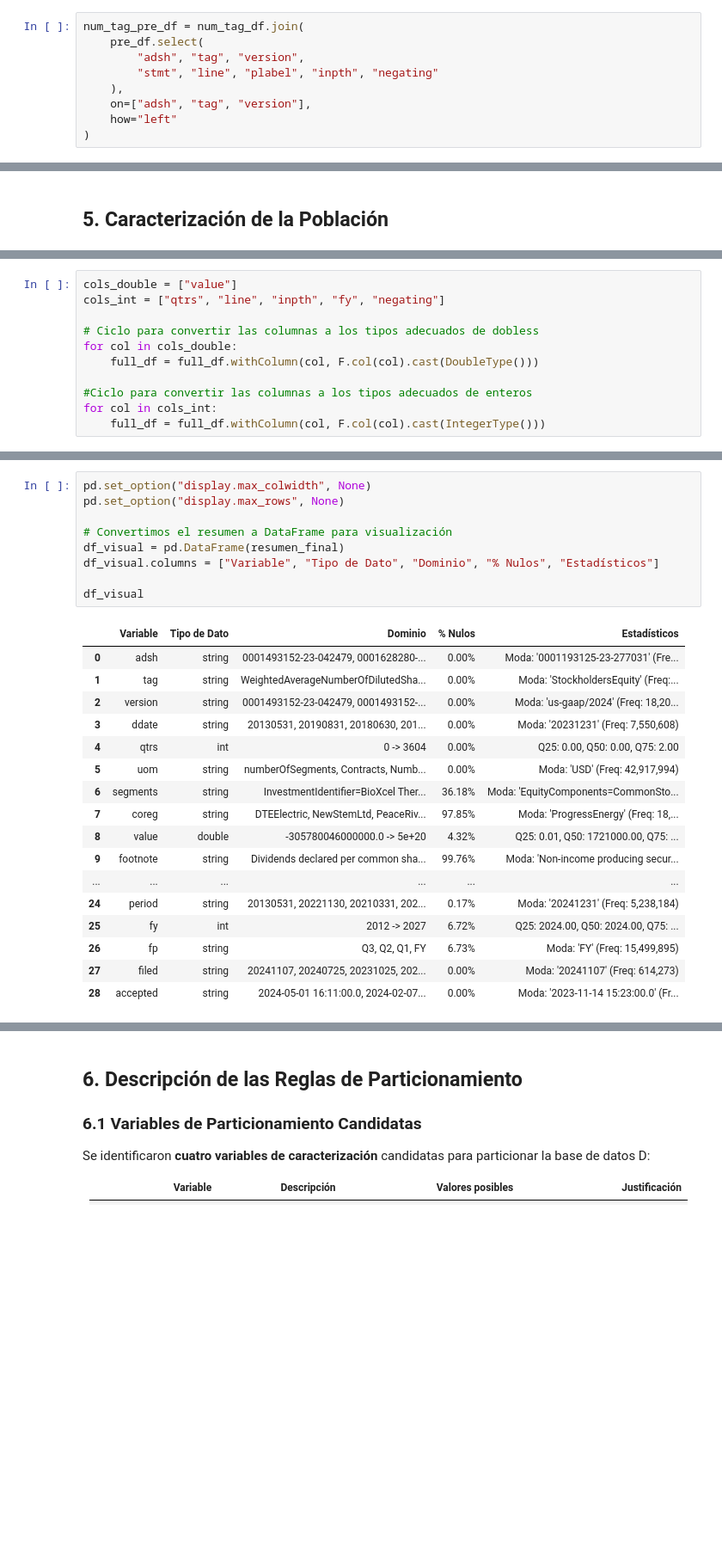
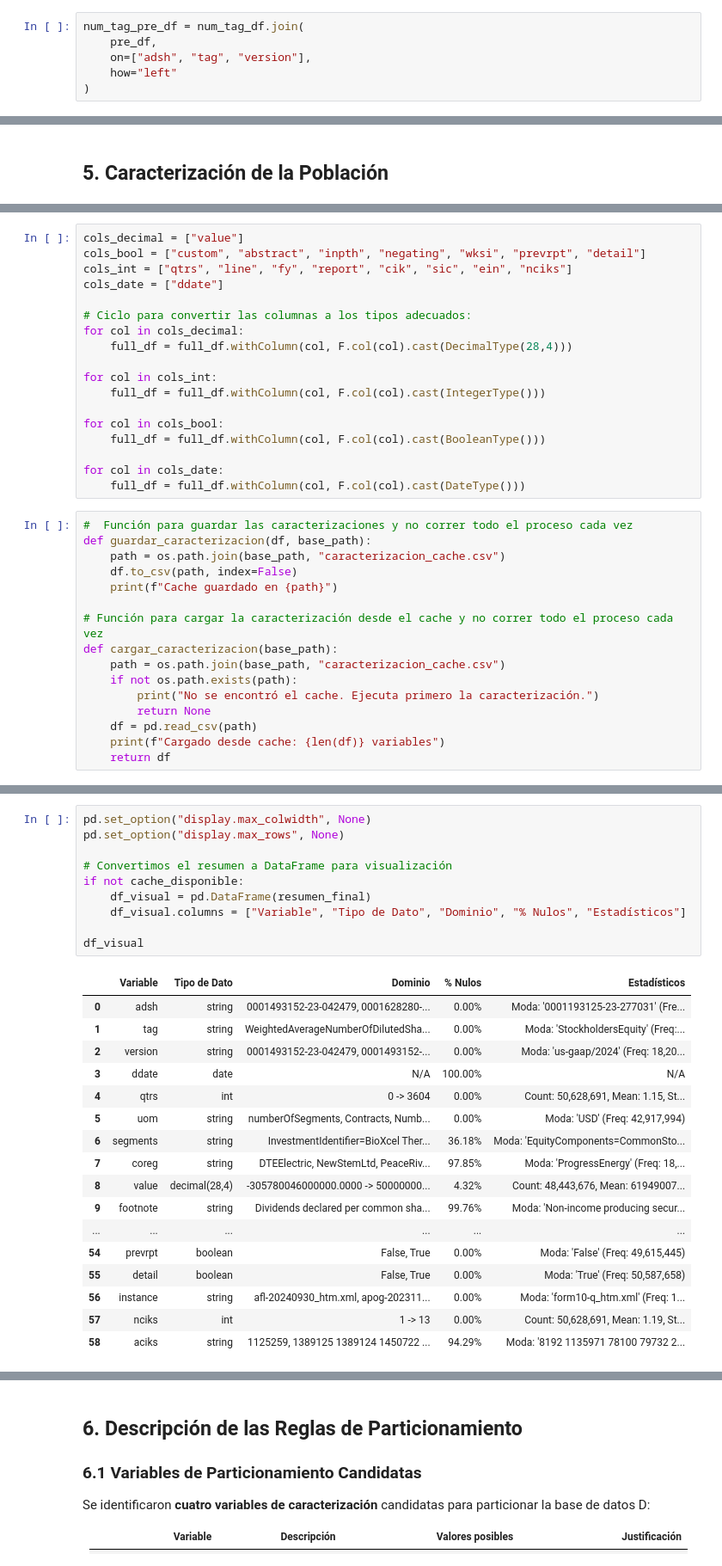
Before and after one commit to GTenorio94/ITESM_BigData, a Jupyter notebook: PySpark_Entrega2_Equipo14.ipynb, the cells around one changed output, grey strips where cells are left out. Shown at 86% size. Drawn from its saved outputs; the diff is of its cells as text; blank space fills up the shorter version.

Commit message:
Update with correct data.

```diff
--- a/PySpark_Entrega2_Equipo14.ipynb
+++ b/PySpark_Entrega2_Equipo14.ipynb
@@ -300,9 +306,6 @@ only showing top 1 row
 # %%
 num_tag_pre_df = num_tag_df.join(
-    pre_df.select(
-        "adsh", "tag", "version",
-        "stmt", "line", "plabel", "inpth", "negating"
-    ),
+    pre_df,
     on=["adsh", "tag", "version"],
     how="left"
 )
@@ -478,14 +469,37 @@ los rangos de valores válidos para cada variable.
 # %%
-cols_double = ["value"]
-cols_int = ["qtrs", "line", "inpth", "fy", "negating"]
+cols_decimal = ["value"]
+cols_bool = ["custom", "abstract", "inpth", "negating", "wksi", "prevrpt", "detail"]
+cols_int = ["qtrs", "line", "fy", "report", "cik", "sic", "ein", "nciks"]
+cols_date = ["ddate"]
 
-# Ciclo para convertir las columnas a los tipos adecuados de dobless
-for col in cols_double:
-    full_df = full_df.withColumn(col, F.col(col).cast(DoubleType()))
+# Ciclo para convertir las columnas a los tipos adecuados:
+for col in cols_decimal:
+    full_df = full_df.withColumn(col, F.col(col).cast(DecimalType(28,4)))
 
-#Ciclo para convertir las columnas a los tipos adecuados de enteros
 for col in cols_int:
     full_df = full_df.withColumn(col, F.col(col).cast(IntegerType()))
+
+for col in cols_bool:
+    full_df = full_df.withColumn(col, F.col(col).cast(BooleanType()))
+
+for col in cols_date:
+    full_df = full_df.withColumn(col, F.col(col).cast(DateType()))
+# %%
+#  Función para guardar las caracterizaciones y no correr todo el proceso cada vez
+def guardar_caracterizacion(df, base_path):
+    path = os.path.join(base_path, "caracterizacion_cache.csv")
+    df.to_csv(path, index=False)
+    print(f"Cache guardado en {path}")
+
+# Función para cargar la caracterización desde el cache y no correr todo el proceso cada vez
+def cargar_caracterizacion(base_path):
+    path = os.path.join(base_path, "caracterizacion_cache.csv")
+    if not os.path.exists(path):
+        print("No se encontró el cache. Ejecuta primero la caracterización.")
+        return None
+    df = pd.read_csv(path)
+    print(f"Cargado desde cache: {len(df)} variables")
+    return df
 # %%
 total_registros = full_df.count()
 resumen_final = []
@@ -552,27 +583,28 @@ Procesando caracterización de accepted
 # %%
 pd.set_option("display.max_colwidth", None)
 pd.set_option("display.max_rows", None)
 
 # Convertimos el resumen a DataFrame para visualización
-df_visual = pd.DataFrame(resumen_final)
-df_visual.columns = ["Variable", "Tipo de Dato", "Dominio", "% Nulos", "Estadísticos"]
+if not cache_disponible:
+    df_visual = pd.DataFrame(resumen_final)
+    df_visual.columns = ["Variable", "Tipo de Dato", "Dominio", "% Nulos", "Estadísticos"]
 
 df_visual
 # %% [output]
 |  | Variable | Tipo de Dato | Dominio | % Nulos | Estadísticos |
 | 0 | adsh | string | 0001493152-23-042479, 0001628280-... | 0.00% | Moda: '0001193125-23-277031' (Fre... |
 | 1 | tag | string | WeightedAverageNumberOfDilutedSha... | 0.00% | Moda: 'StockholdersEquity' (Freq:... |
 | 2 | version | string | 0001493152-23-042479, 0001493152-... | 0.00% | Moda: 'us-gaap/2024' (Freq: 18,20... |
-| 3 | ddate | string | 20130531, 20190831, 20180630, 201... | 0.00% | Moda: '20231231' (Freq: 7,550,608) |
-| 4 | qtrs | int | 0 -> 3604 | 0.00% | Q25: 0.00, Q50: 0.00, Q75: 2.00 |
+| 3 | ddate | date | N/A | 100.00% | N/A |
+| 4 | qtrs | int | 0 -> 3604 | 0.00% | Count: 50,628,691, Mean: 1.15, St... |
 | 5 | uom | string | numberOfSegments, Contracts, Numb... | 0.00% | Moda: 'USD' (Freq: 42,917,994) |
 | 6 | segments | string | InvestmentIdentifier=BioXcel Ther... | 36.18% | Moda: 'EquityComponents=CommonSto... |
 | 7 | coreg | string | DTEElectric, NewStemLtd, PeaceRiv... | 97.85% | Moda: 'ProgressEnergy' (Freq: 18,... |
-| 8 | value | double | -305780046000000.0 -> 5e+20 | 4.32% | Q25: 0.01, Q50: 1721000.00, Q75: ... |
+| 8 | value | decimal(28,4) | -305780046000000.0000 -> 50000000... | 4.32% | Count: 48,443,676, Mean: 61949007... |
 | 9 | footnote | string | Dividends declared per common sha... | 99.76% | Moda: 'Non-income producing secur... |
 | ... | ... | ... | ... | ... | ... |
-| 24 | period | string | 20130531, 20221130, 20210331, 202... | 0.17% | Moda: '20241231' (Freq: 5,238,184) |
-| 25 | fy | int | 2012 -> 2027 | 6.72% | Q25: 2024.00, Q50: 2024.00, Q75: ... |
-| 26 | fp | string | Q3, Q2, Q1, FY | 6.73% | Moda: 'FY' (Freq: 15,499,895) |
-| 27 | filed | string | 20241107, 20240725, 20231025, 202... | 0.00% | Moda: '20241107' (Freq: 614,273) |
-| 28 | accepted | string | 2024-05-01 16:11:00.0, 2024-02-07... | 0.00% | Moda: '2023-11-14 15:23:00.0' (Fr... |
+| 54 | prevrpt | boolean | False, True | 0.00% | Moda: 'False' (Freq: 49,615,445) |
+| 55 | detail | boolean | False, True | 0.00% | Moda: 'True' (Freq: 50,587,658) |
+| 56 | instance | string | afl-20240930_htm.xml, apog-202311... | 0.00% | Moda: 'form10-q_htm.xml' (Freq: 1... |
+| 57 | nciks | int | 1 -> 13 | 0.00% | Count: 50,628,691, Mean: 1.19, St... |
+| 58 | aciks | string | 1125259, 1389125 1389124 1450722 ... | 94.29% | Moda: '8192 1135971 78100 79732 2... |
```
Also changed, not shown: parts of 40 cells of this notebook.
